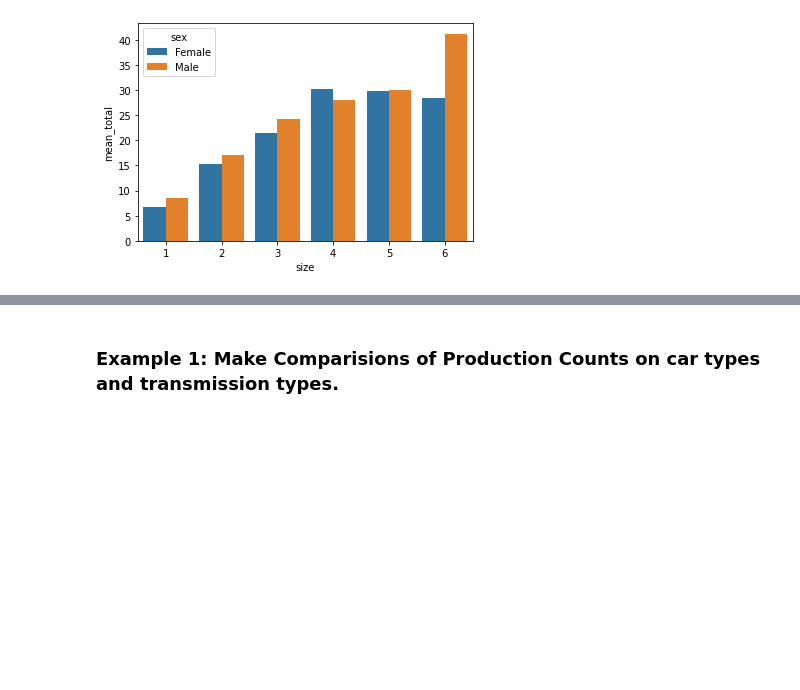
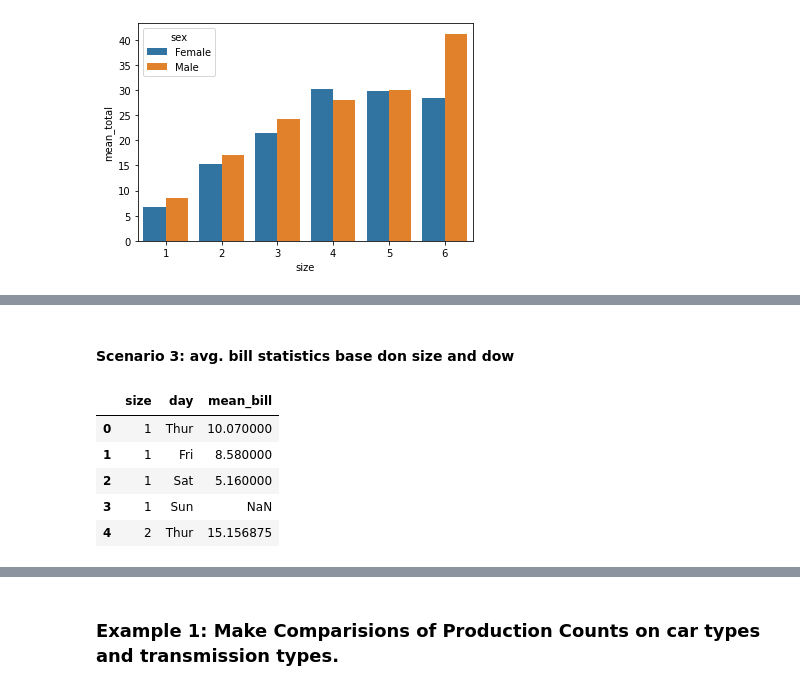
Before and after one commit to Alex-YuZ/Visualization-Using-Python, a Jupyter notebook: Bar_Chart.ipynb, the cells around one changed output, grey strips where cells are left out. Drawn from its saved outputs; the diff is of its cells as text; code cells hidden in the pictures; blank space fills up the shorter version.

```diff
--- a/Bar_Chart.ipynb
+++ b/Bar_Chart.ipynb
@@ -509,0 +524,13 @@ sns.barplot(data=clustered_df, x='size', y='mean_total', hue='sex');
+# %% [markdown]
+#### Scenario 3: avg. bill statistics base don size and dow
+# %%
+# Construct specific dataframe
+mean_bill_by_size_dow = tips_df.groupby(['size', 'day']).agg(mean_bill=('total_bill', np.mean)).reset_index()
+mean_bill_by_size_dow.head()
+# %% [output]
+|  | size | day | mean_bill |
+| 0 | 1 | Thur | 10.070000 |
+| 1 | 1 | Fri | 8.580000 |
+| 2 | 1 | Sat | 5.160000 |
+| 3 | 1 | Sun | NaN |
+| 4 | 2 | Thur | 15.156875 |
```
Also changed, not shown: parts of 5 cells of this notebook.
